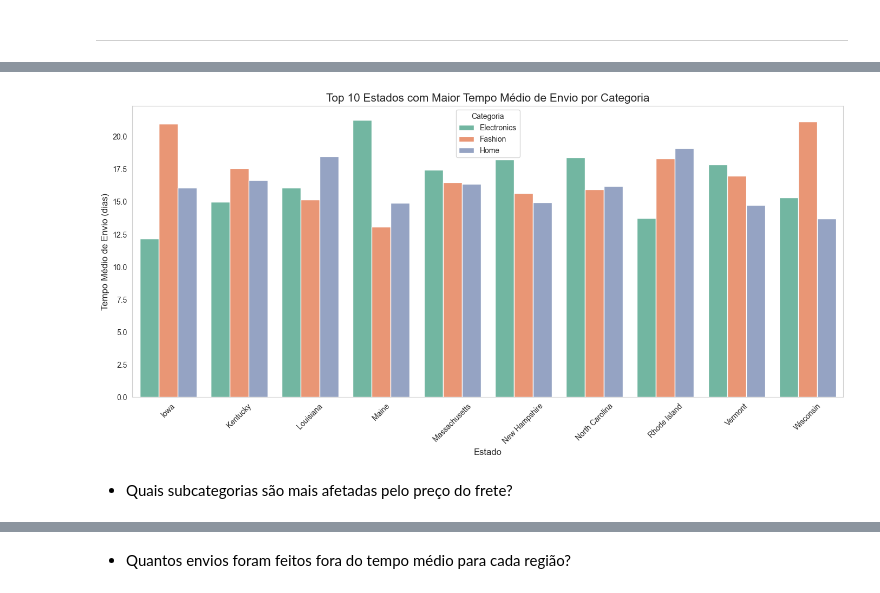
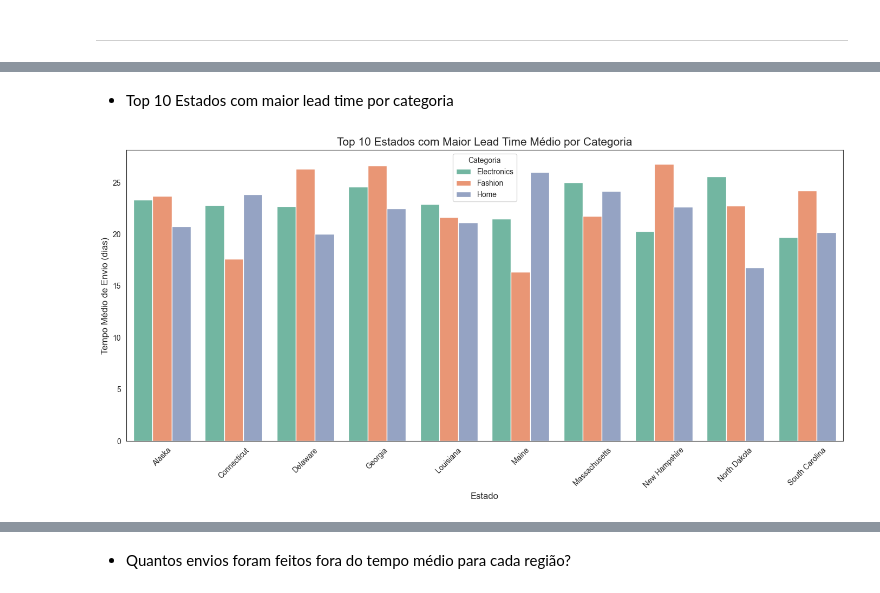
Before and after one commit to LucasPBar/E-commerce-Sales-Dataset, a Jupyter notebook: E-commerce-Sales-Project.ipynb, the cells around one changed output, grey strips where cells are left out. Drawn from its saved outputs; the diff is of its cells as text; code cells hidden in the pictures.

```diff
--- a/E-commerce-Sales-Project.ipynb
+++ b/E-commerce-Sales-Project.ipynb
@@ -115,6 +121,8 @@ df1.head(3)
 | 1 | A10001 | 2026-01-20 | 2026-02-03 | 2026-02-03 | Delivered | C9811 | Chris Davenport | India | ... |
 | 2 | A10002 | 2026-01-15 | 2026-02-07 | 2026-01-03 | Delivered | C7341 | Timothy Gallagher | India | ... |
 3 rows × 24 columns
+# %%
+df1.drop(columns=['country'], inplace=True)
 # %%
 # Selecionando apenas colunas numéricas
 numeric_cols = ['quantity', 'unit_price', 'discount', 'shipping_cost', 'total_sales']
@@ -446,12 +510,13 @@ resumo_fidelidade
 df_logistic = df1[[
     'order_id', 'order_date', 'ship_date', 'delivery_date',
     'state', 'city', 'product_name', 'category', 'sub_category',
-    'brand', 'shipping_cost', 'total_sales'
+    'brand', 'unit_price', 'shipping_cost', 'total_sales'
 ]].copy()
 
 # Calcular tempos sem sobrescrever datas
-df_logistic['dispatch_time'] = (df_logistic['ship_date'] - df_logistic['order_date']).dt.days
-df_logistic['delivery_time'] = (df_logistic['delivery_date'] - df_logistic['order_date']).dt.days
+df_logistic['dispatch_time'] = (df_logistic['ship_date'] - df_logistic['order_date']).dt.days # Tempo entre pedido e envio
+df_logistic['delivery_time'] = (df_logistic['delivery_date'] - df_logistic['ship_date']).dt.days # Tempo entre envio e entrega
+df_logistic['lead_time'] = (df_logistic['delivery_date'] - df_logistic['order_date']).dt.days # Tempo total entre pedido e entrega
 
 # Filtrar apenas registros válidos (sem tempos negativos)
 df_logistic = df_logistic[
@@ -463,7 +528,7 @@ df_logistic = df_logistic[
 df_logistic['shipping_impact_%'] = (df_logistic['shipping_cost'] / df_logistic['total_sales']) * 100
 
 # Conferir primeiras linhas
-df_logistic.head(10)
+df_logistic.head(5)
 # %% [output]
 |  | order_id | order_date | ship_date | delivery_date | state | city | product_name | category | ... |
 | 1 | A10001 | 2026-01-20 | 2026-02-03 | 2026-02-03 | Tennessee | Madisonmouth | school | Home | ... |
@@ -701,45 +769,45 @@ df_logistic[df_logistic['delivery_time'] == 40]
+# %% [markdown]
+- Top 10 Estados com maior lead time por categoria
 # %%
 # Agrupando por estado e categoria, calculando tempo médio de envio
 tempo_envio_regiao_categoria = (
-    df_logistic.groupby(['state', 'category'])['dispatch_time']
+    df_logistic.groupby(['state', 'category'])['lead_time']
     .mean()
     .reset_index()
 )
 
 # Selecionar apenas os Top 10 estados com maior tempo médio de envio
 top_10_estados = (
-    tempo_envio_regiao_categoria.groupby('state')['dispatch_time']
+    tempo_envio_regiao_categoria.groupby('state')['lead_time']
     .mean()
     .sort_values(ascending=False)
     .head(10)
     .reset_index()
 )
 
 # Filtrar os dados originais para manter apenas os estados do Top 10
 dados_top_10 = tempo_envio_regiao_categoria[
     tempo_envio_regiao_categoria['state'].isin(top_10_estados['state'])
 ]
 
 # Criando o gráfico
 plt.figure(figsize=(14, 7))
 sns.barplot(
     data=dados_top_10,
     x='state',
-    y='dispatch_time',
+    y='lead_time',
     hue='category',
     palette='Set2'
 )
 
 # Customização
-plt.title('Top 10 Estados com Maior Tempo Médio de Envio por Categoria', fontsize=15)
+plt.title('Top 10 Estados com Maior Lead Time Médio por Categoria', fontsize=15)
 plt.xlabel('Estado', fontsize=12)
 plt.ylabel('Tempo Médio de Envio (dias)', fontsize=12)
 plt.xticks(rotation=45)
 plt.legend(title='Categoria')
 
 plt.tight_layout()
 plt.show()
 # %% [output]
-[figure, old version]
+[figure, new version]
-# %% [markdown]
-- Quais subcategorias são mais afetadas pelo preço do frete?
```
Also changed, not shown: parts of 79 cells of this notebook, 2 other files.
